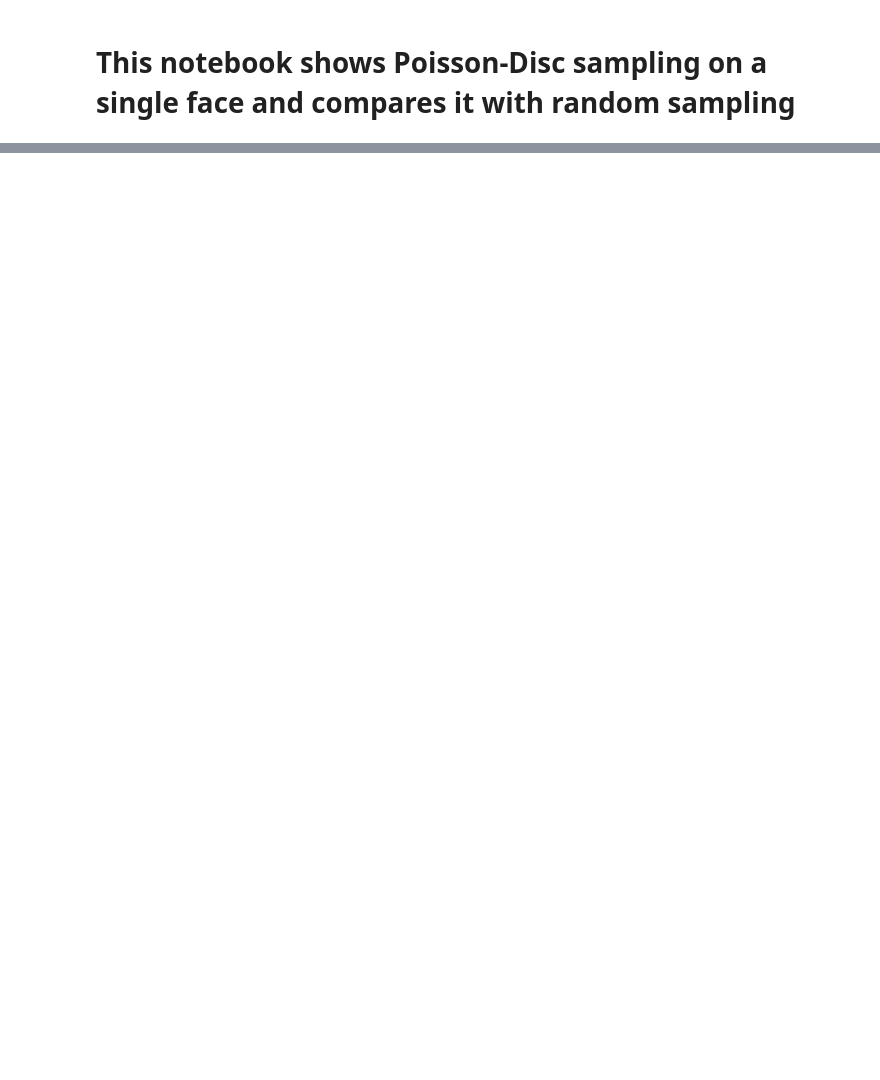
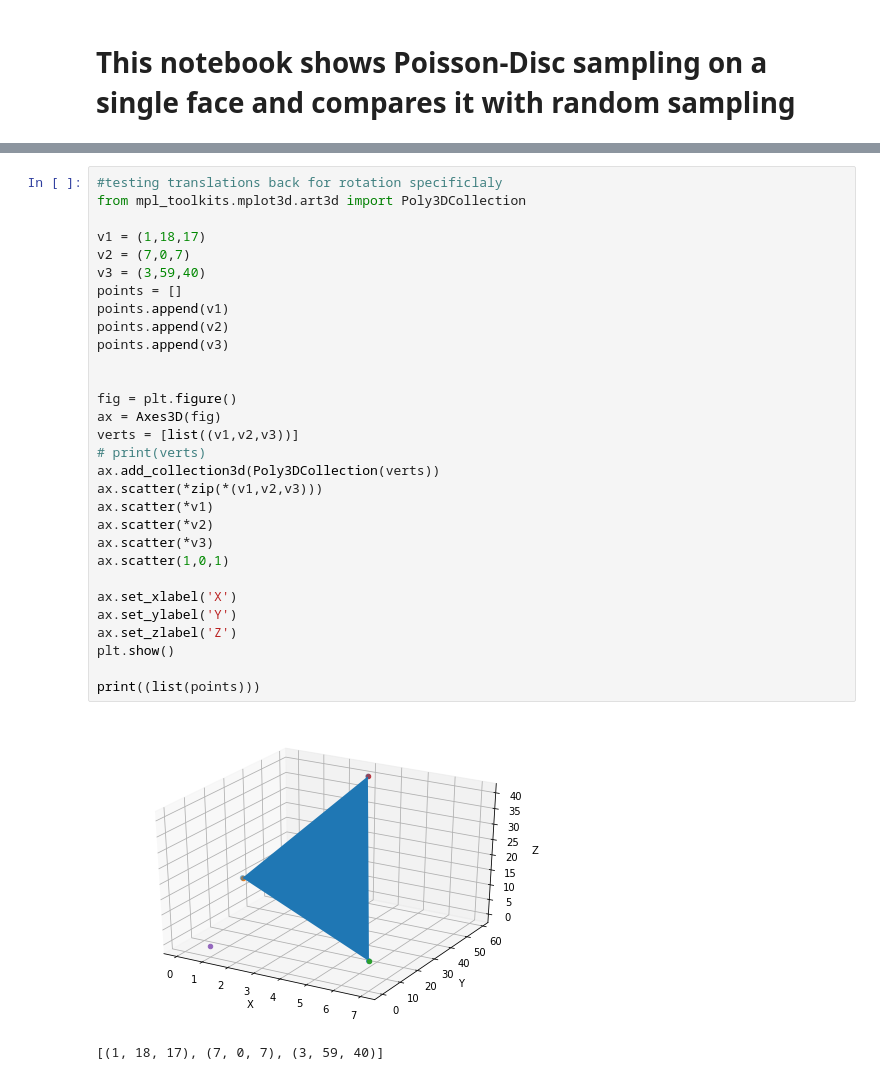
Before and after one commit to movvam/Poisson-Disc, a Jupyter notebook: Proof of Concept.ipynb, the cells around one changed output, grey strips where cells are left out. Drawn from its saved outputs; the diff is of its cells as text; blank space fills up the shorter version.

```diff
--- a/Proof of Concept.ipynb
+++ b/Proof of Concept.ipynb
@@ -274,0 +328,33 @@ plt.show()
+# %%
+#testing translations back for rotation specificlaly
+from mpl_toolkits.mplot3d.art3d import Poly3DCollection
+
+v1 = (1,18,17)
+v2 = (7,0,7)
+v3 = (3,59,40)
+points = []
+points.append(v1)
+points.append(v2)
+points.append(v3)
+
+
+fig = plt.figure()
+ax = Axes3D(fig)
+verts = [list((v1,v2,v3))]
+# print(verts)
+ax.add_collection3d(Poly3DCollection(verts))
+ax.scatter(*zip(*(v1,v2,v3)))
+ax.scatter(*v1)
+ax.scatter(*v2)
+ax.scatter(*v3)
+ax.scatter(1,0,1)
+
+ax.set_xlabel('X')
+ax.set_ylabel('Y')
+ax.set_zlabel('Z')
+plt.show()
+
+print((list(points)))
+# %% [output]
+[figure, added]
+[(1, 18, 17), (7, 0, 7), (3, 59, 40)]
```
Also changed, not shown: parts of 6 cells of this notebook.
